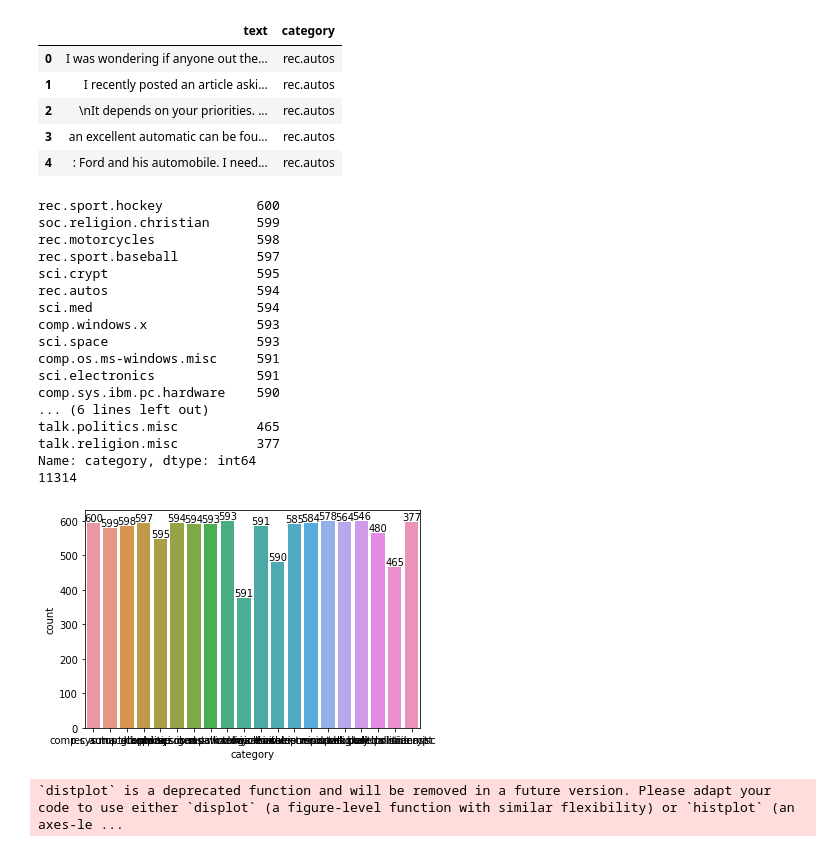
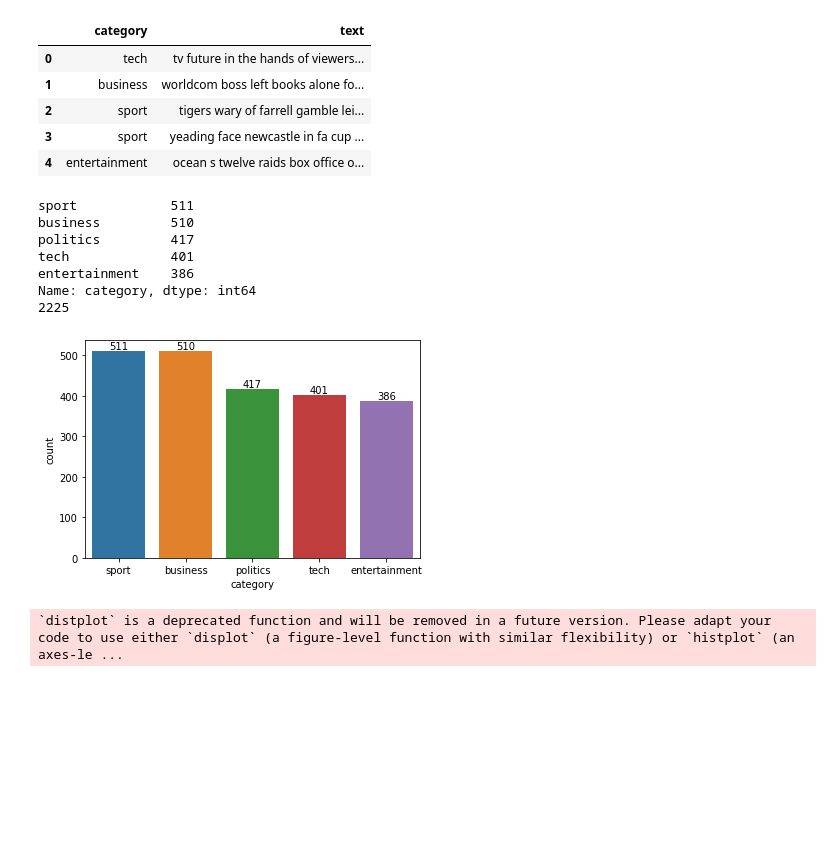
Before and after one commit to sebastianmorta/SearchingSystems, a Jupyter notebook: new.ipynb, the cells around one changed output. Saved outputs shown, nothing was run; the diff lists cells and outputs as text; code cells hidden in the pictures; blank space fills up the shorter version.

```diff
--- a/new.ipynb
+++ b/new.ipynb
@@ -16,48 +16,38 @@ import re
 import pickle
 # %%
 # load dataset
-#df = pd.read_csv("datasets/bbc-text.csv") # src: https://www.kaggle.com/c/learn-ai-bbc
-df = pd.read_csv("datasets/20_newsgroup.csv") # src: http://qwone.com/~jason/20Newsgroups/
+df = pd.read_csv("datasets/bbc-text.csv") # src: https://www.kaggle.com/c/learn-ai-bbc
+#df = pd.read_csv("datasets/20_newsgroup.csv") # src: http://qwone.com/~jason/20Newsgroups/
 #df = pd.read_csv("datasets/news_headlines.csv") # src: https://www.kaggle.com/datasets/rmisra/news-category-dataset
 
 df = df.astype(str)
 #df = df.groupby('category', group_keys=False).apply(lambda x: x.sample(1000)) # stratify -- take x elements of each category
 df.head()
 # %% [output]
-|  | text | category |
-| 0 | I was wondering if anyone out the... | rec.autos |
-| 1 | I recently posted an article aski... | rec.autos |
-| 2 | \nIt depends on your priorities. ... | rec.autos |
-| 3 | an excellent automatic can be fou... | rec.autos |
-| 4 | : Ford and his automobile. I need... | rec.autos |
+|  | category | text |
+| 0 | tech | tv future in the hands of viewers... |
+| 1 | business | worldcom boss left books alone fo... |
+| 2 | sport | tigers wary of farrell gamble lei... |
+| 3 | sport | yeading face newcastle in fa cup ... |
+| 4 | entertainment | ocean s twelve raids box office o... |
 # %%
-ax = sns.countplot(df.category) # generate class plot
+ax = sns.countplot(df['category'], order=df['category'].value_counts(ascending=False).index) # generate class plot
 
-abs_values = df['category'].value_counts().values
+abs_values = df['category'].value_counts(ascending=False).values
 ax.bar_label(container=ax.containers[0], labels=abs_values)
 fig = ax.get_figure()
 fig.savefig("category_count.png")
 print(df['category'].value_counts()) # print count for each class
 print(len(df))
 # %% [output]
-rec.sport.hockey            600
-soc.religion.christian      599
-rec.motorcycles             598
-rec.sport.baseball          597
-sci.crypt                   595
-rec.autos                   594
-sci.med                     594
-comp.windows.x              593
-sci.space                   593
-comp.os.ms-windows.misc     591
-sci.electronics             591
-comp.sys.ibm.pc.hardware    590
-... (6 lines left out)
-talk.politics.misc          465
-talk.religion.misc          377
+sport            511
+business         510
+politics         417
+tech             401
+entertainment    386
 Name: category, dtype: int64
-11314
+2225
-[figure, old version]
+[figure, new version]
 # %%
 # count number of words in each article
 
```
Also changed, not shown: 1 other file.
